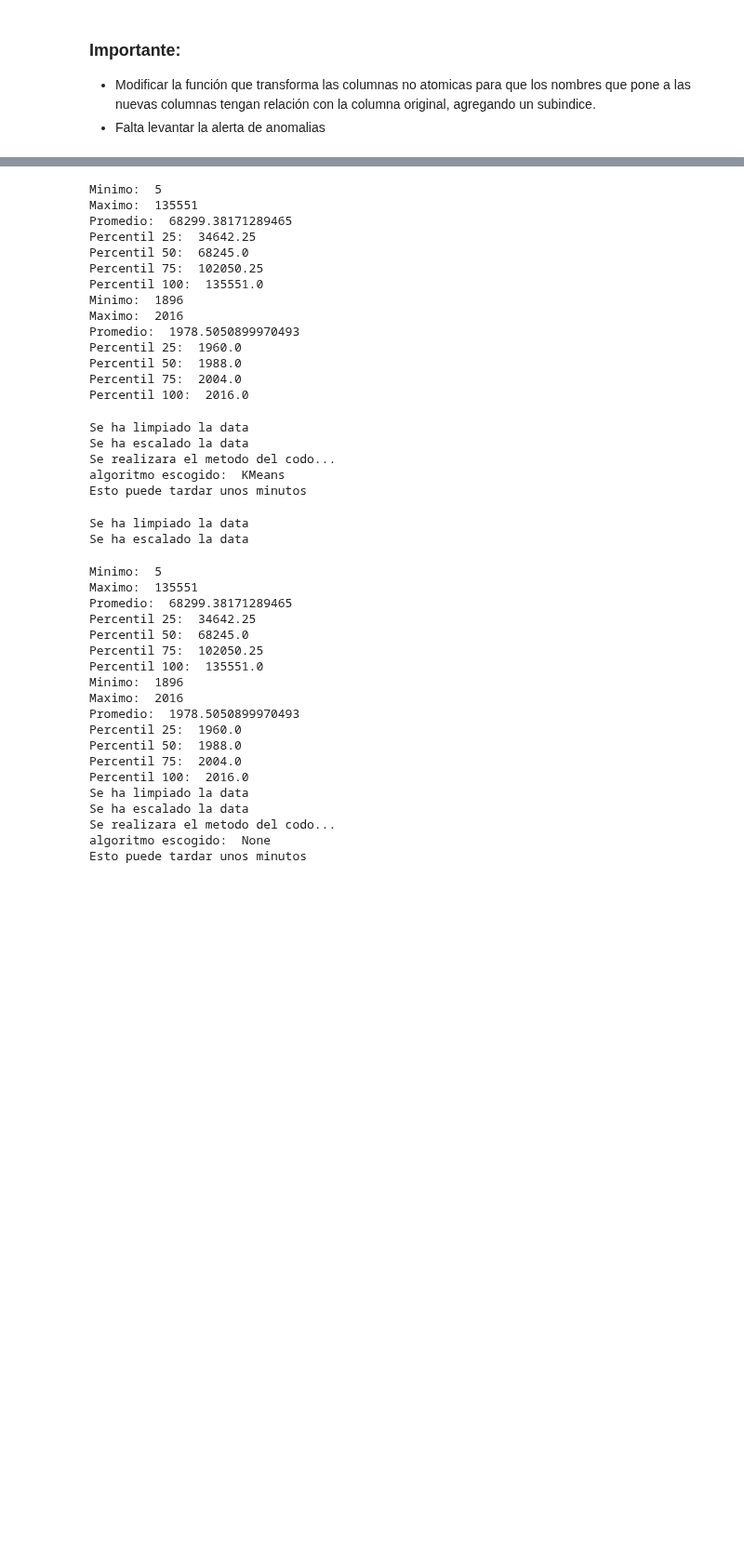
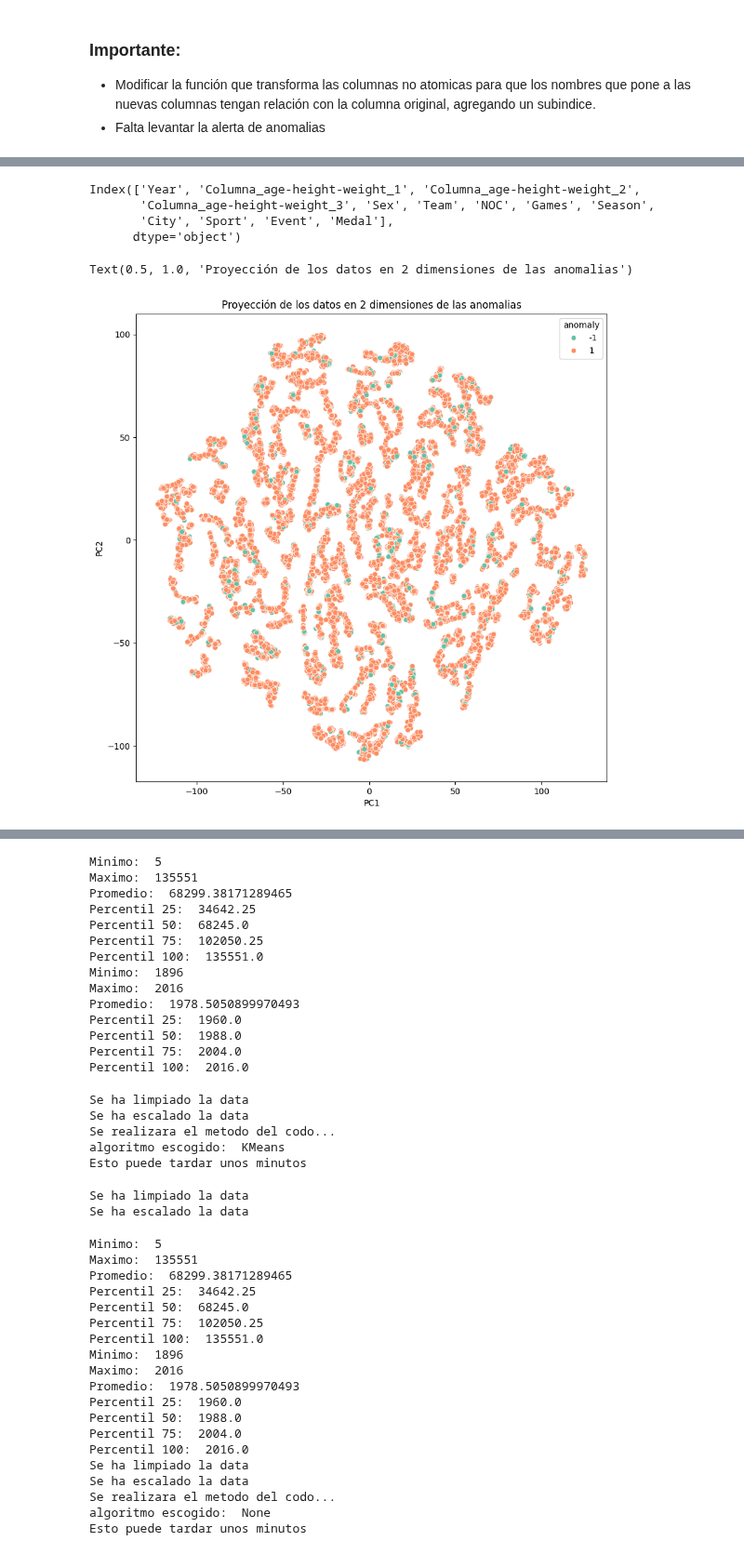
Before and after one commit to BnjmnNicholas/MDS7202-2023-2, a Jupyter notebook: PROY 1/Proyecto.ipynb, the cells around one changed output, grey strips where cells are left out. Shown at 93% size. Cells and saved outputs as stored; diff of their text form; code cells hidden in the pictures; blank space fills up the shorter version.

```diff
--- a/PROY 1/Proyecto.ipynb
+++ b/PROY 1/Proyecto.ipynb
@@ -148,5 +149,4 @@ from reportlab.lib.pagesizes import letter
 from reportlab.pdfgen import canvas
 # %%
 dataset = pd.read_parquet('olimpiadas.parquet')
-dataset = dataset.sample(frac=0.1, random_state=42).reset_index(drop=True)
-dataset
+dataset = dataset.sample(frac=1, random_state=42).reset_index(drop=True)
@@ -964,0 +1017,3 @@ profiler = Profiler(dataset)
+# %%
+scale_data =  pd.read_csv(os.path.join(profiler.path, "scale", "scaled_features.csv"))
+scale_data = scale_data.sample(frac=1, random_state=99)
@@ -964,0 +1038,4 @@ profiler = Profiler(dataset)
+# %%
+# drop de columnas ID e index
+scale_data.drop(['ID'], axis=1, inplace=True)
+scale_data
@@ -964,0 +1056,58 @@ profiler = Profiler(dataset)
+# %%
+# tomamos aquellas columnas que tengan menos de 10% de valores unicos
+columnas = scale_data.columns
+columnas = columnas[scale_data.nunique()/len(scale_data) < 0.2]
+columnas
+# %% [output]
+Index(['Year', 'Columna_age-height-weight_1', 'Columna_age-height-weight_2',
+       'Columna_age-height-weight_3', 'Sex', 'Team', 'NOC', 'Games', 'Season',
+       'City', 'Sport', 'Event', 'Medal'],
+      dtype='object')
+# %%
+from sklearn.manifold import TSNE
+
+# usamos isolation forest para detectar anomalias
+
+pipeline = create_pipeline(IsolationForest(contamination=0.1, random_state=99))
+
+scale_data['anomaly'] = pipeline.fit_predict(scale_data[columnas])
+
+""" # Creamos el PCA
+pca = PCA(n_components=2)
+
+# Ajustamos el PCA
+pca.fit(scale_data)
+
+# Transformamos los datos
+pca_data = pca.transform(scale_data)
+
+# Creamos un DataFrame con los datos transformados
+pca_data = pd.DataFrame(pca_data, columns=['PC1', 'PC2'])
+
+# Agregamos la columna de los clusters
+pca_data['anomaly'] = scale_data['anomaly']
+
+# Graficamos los datos
+plt.figure(figsize=(10, 10))
+sns.scatterplot(data=pca_data, x='PC1', y='PC2', hue='anomaly', palette='Set2')
+plt.title("Proyección de los datos en 2 dimensiones de las anomalias")
+ """
+
+
+# tsne para visualizar los datos
+tsne = TSNE(n_components=2, perplexity=50, random_state=99)
+tsne_data = tsne.fit_transform(scale_data)
+
+# Creamos un DataFrame con los datos transformados
+tsne_data = pd.DataFrame(tsne_data, columns=['PC1', 'PC2'])
+
+# Agregamos la columna de los clusters
+tsne_data['anomaly'] = scale_data['anomaly']
+
+# Graficamos los datos
+plt.figure(figsize=(10, 10))
+sns.scatterplot(data=tsne_data, x='PC1', y='PC2', hue='anomaly', palette='Set2')
+plt.title("Proyección de los datos en 2 dimensiones de las anomalias")
+# %% [output]
+Text(0.5, 1.0, 'Proyección de los datos en 2 dimensiones de las anomalias')
+[figure, added]
```
Also changed, not shown: parts of 21 cells of this notebook.
